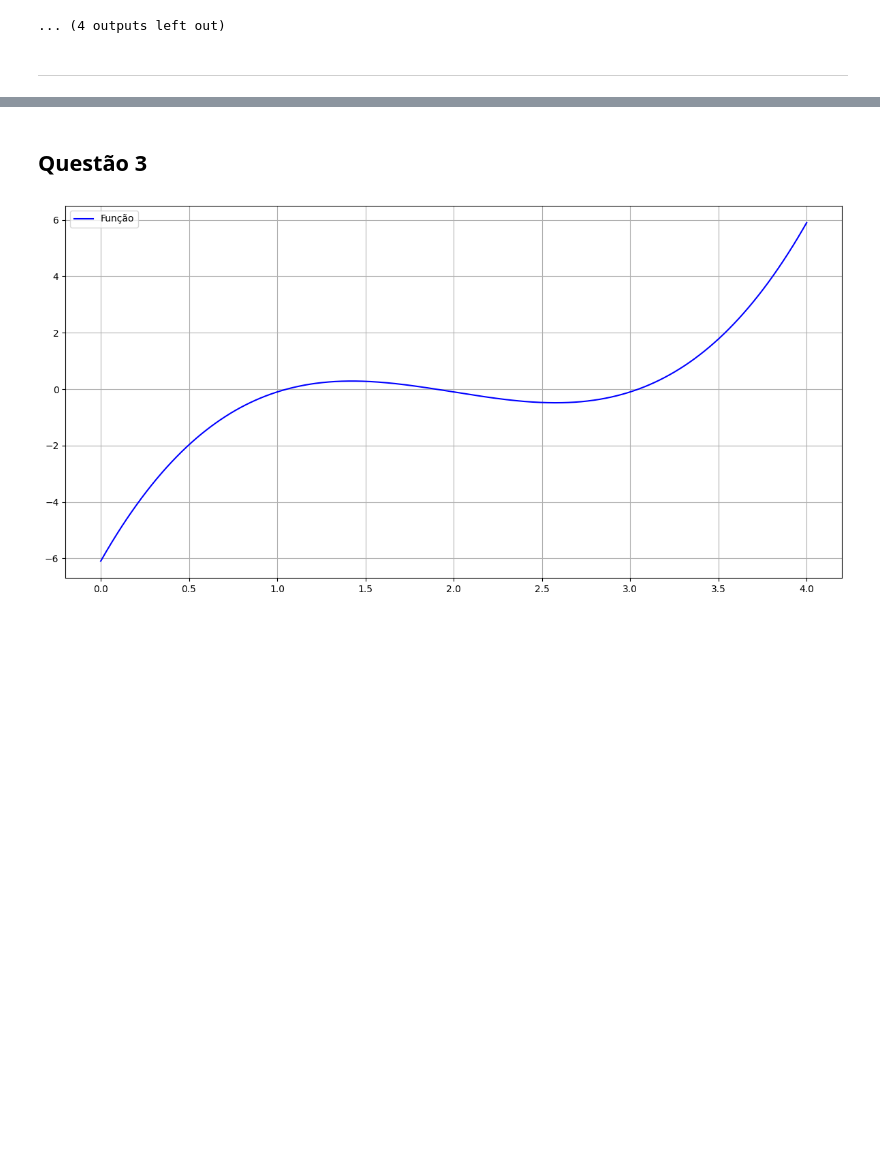
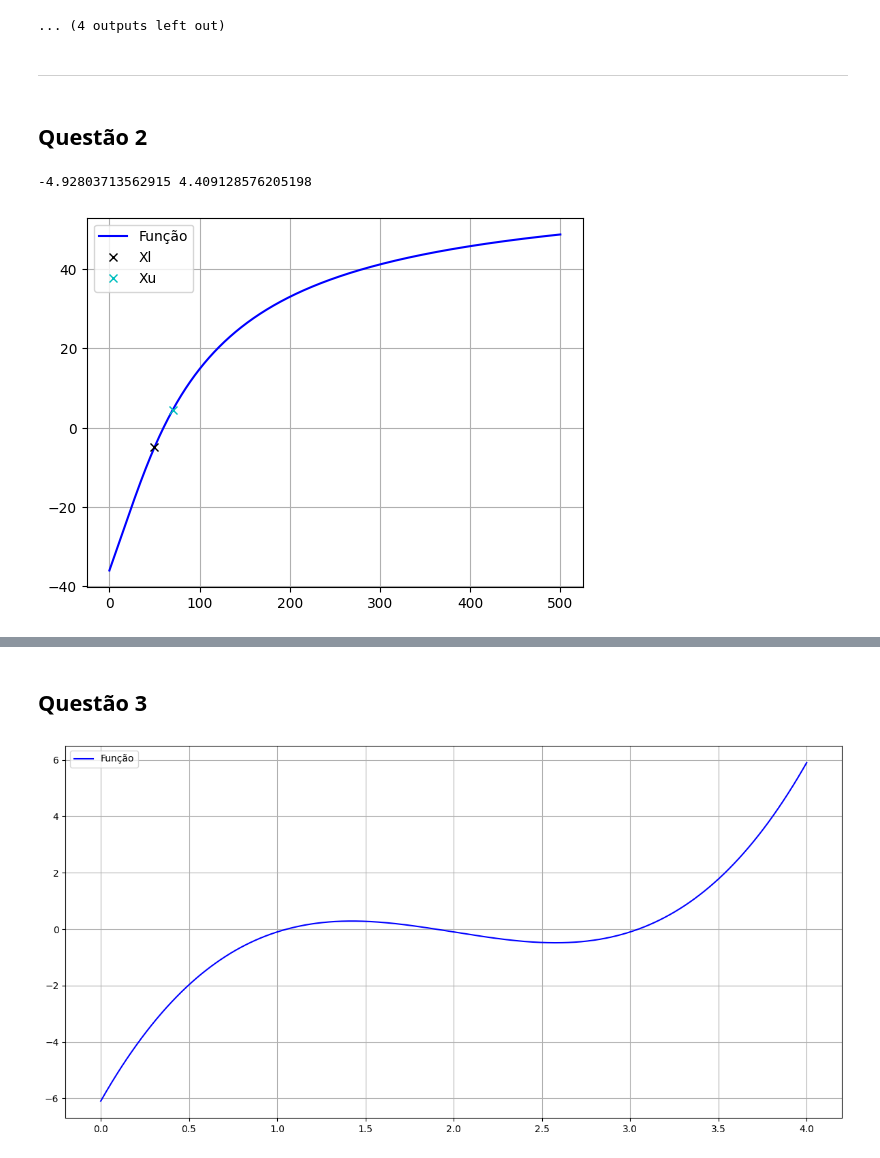
Before and after one commit to GabrielMPinho/Modelagem-Computacional, a Jupyter notebook: AC2/gabriel_manata_marcus_carvalho.ipynb, the cells around one changed output, grey strips where cells are left out. Cells and saved outputs as stored; diff of their text form; code cells hidden in the pictures; blank space fills up the shorter version.

```diff
--- a/AC2/gabriel_manata_marcus_carvalho.ipynb
+++ b/AC2/gabriel_manata_marcus_carvalho.ipynb
@@ -230,3 +230,27 @@ Erro = (1.453125 - 1.46875) / 1.453125 = 1.0753
 ... (4 outputs left out)
 # %% [markdown]
 ---
+# %% [markdown]
+## Questão 2
+# %%
+G = 9.81
+C = 15
+V = 36
+T = 10
+
+F = lambda m: ((G * m * (1 - np.e**-((C/m)*T)))/ C) - V
+
+EIXOX = np.linspace(0.00001, 500, 10000)
+
+xl = 50
+xu = 70
+print(F(xl),F(xu))
+plt.plot(EIXOX, F(EIXOX), "-b", label="Função")
+plt.plot(xl, F(xl), "xk", label="Xl")
+plt.plot(xu, F(xu), "xc", label="Xu")
+plt.grid()
+plt.legend()
+plt.show()
+# %% [output]
+-4.92803713562915 4.409128576205198
+[figure, added]
```
Also changed, not shown: parts of 23 cells of this notebook, 4 other files.
